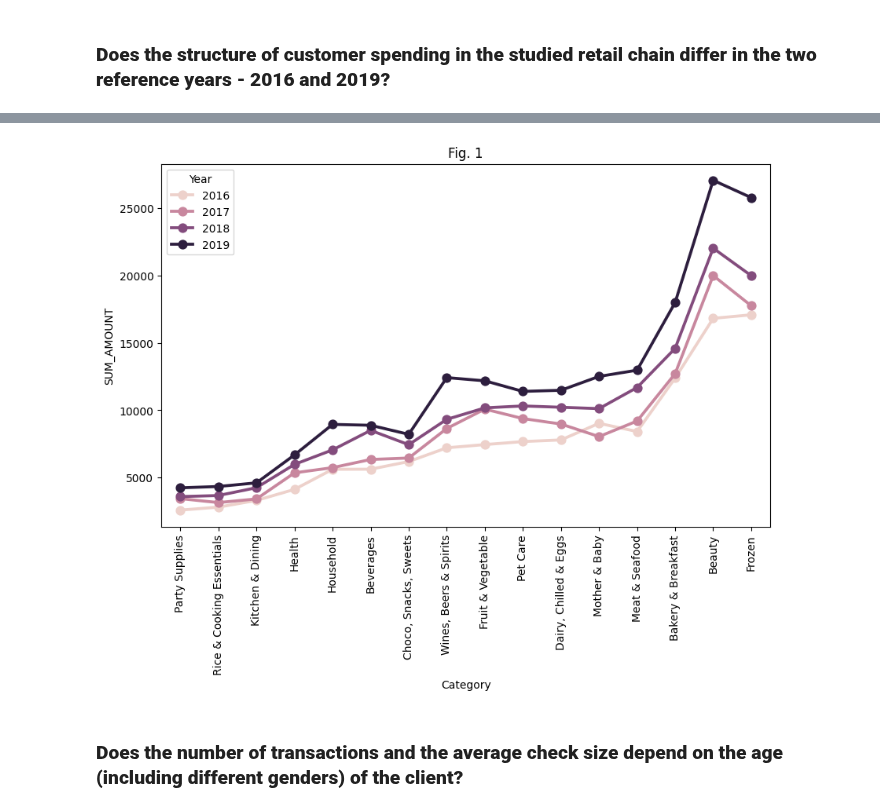
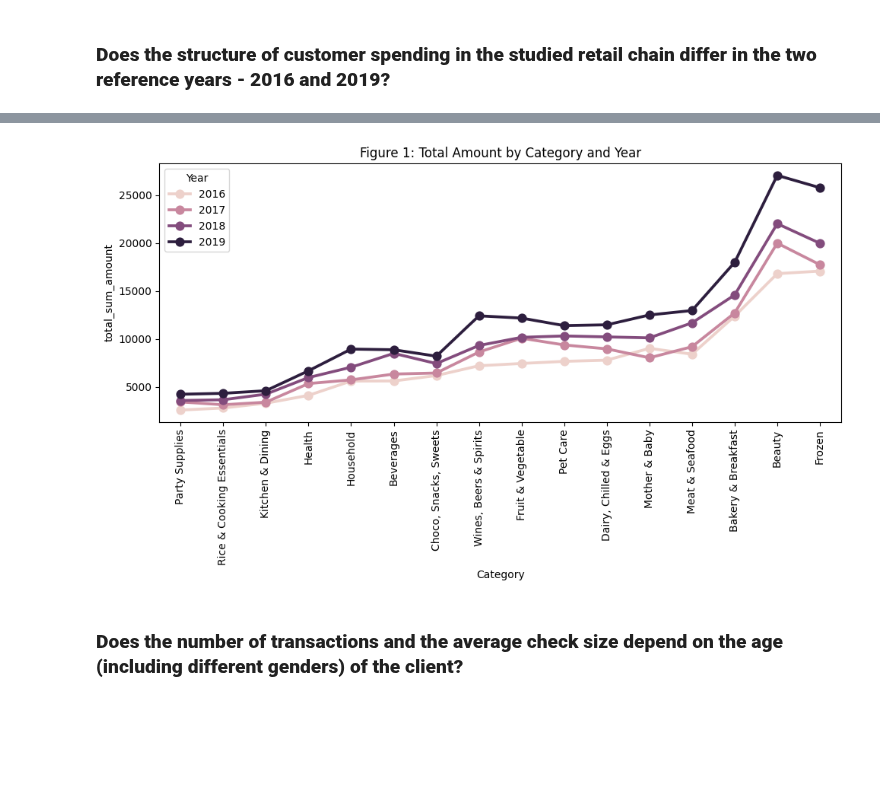
Before and after one commit to KharchenkoAnastasia/customer_analysis_grocery_chain, a Jupyter notebook: customer_analysis_grocery_chain.ipynb, the cells around one changed output, grey strips where cells are left out. Drawn from its saved outputs; the diff is of its cells as text; code cells hidden in the pictures; blank space fills up the shorter version.

```diff
--- a/customer_analysis_grocery_chain.ipynb
+++ b/customer_analysis_grocery_chain.ipynb
@@ -123,13 +123,19 @@ pd.crosstab(df['Year'], df['Membership ID'])
 # %% [markdown]
 ### **Does the structure of customer spending in the studied retail chain differ in the two reference years - 2016 and 2019?**
 # %%
-# Assuming df_new is your DataFrame
+# Calculate the total amount including GST, group by Category and Year, and round the result
 df_result = (
     df
-    .assign(SUM_AMOUNT=df["Amount"] * (1 + df["GST"]))         # Calculate the Amount with GST
-    .groupby(["Category", "Year"], as_index=False)             # Group by Category and Year
-    .agg(SUM_AMOUNT=("SUM_AMOUNT", "sum"))                     # Sum the calculated values
-    .assign(SUM_AMOUNT=lambda x: x["SUM_AMOUNT"].round(2))     # Round SUM_AMOUNT to 2 decimals
+    .assign(
+        sum_amount_with_gst=df["Amount"] * (1 + df["GST"])  # Calculate Amount with GST
+    )
+    .groupby(["Category", "Year"], as_index=False)          # Group by Category and Year
+    .agg(
+        total_sum_amount=("sum_amount_with_gst", "sum")     # Sum the calculated values
+    )
+    .assign(
+        total_sum_amount=lambda x: x["total_sum_amount"].round(2)  # Round to 2 decimals
+    )
 )
 
 print(df_result)
@@ -149,13 +155,23 @@ print(df_result)
 
 [64 rows x 3 columns]
 # %%
+# Create a point plot to visualize total amount by category and year
 plt.figure(figsize=(10, 6))
 
-sns.pointplot(data=df_result.sort_values(by="SUM_AMOUNT"), x="Category", y="SUM_AMOUNT",
-              hue="Year", linestyles='-')
+sns.pointplot(
+    data=df_result.sort_values(by="total_sum_amount"),
+    x="Category",
+    y="total_sum_amount",
+    hue="Year",
+    linestyles="-"
+)
+
 plt.xticks(rotation=90)
-plt.title('Fig. 1');
+plt.title("Figure 1: Total Amount by Category and Year")
+
+plt.tight_layout()
+plt.show()
 # %% [output]
-[figure, old version]
+[figure, new version]
 # %% [markdown]
 ### **Does the number of transactions and the average check size depend on the age (including different genders) of the client?**
```
Also changed, not shown: parts of 13 cells of this notebook.
